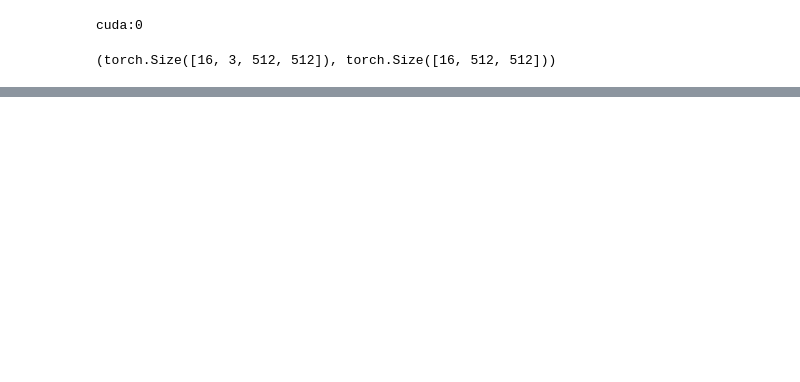
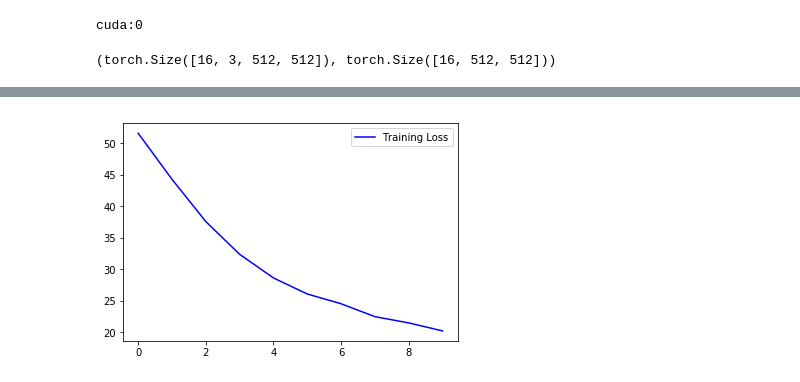
Before and after one commit to soumik12345/Enet, a Jupyter notebook: camvid_exp.ipynb, the cells around one changed output, grey strips where cells are left out. Saved outputs shown, nothing was run; the diff lists cells and outputs as text; code cells hidden in the pictures; blank space fills up the shorter version.

Commit message:
Updated Camvid Training

```diff
--- a/camvid_exp.ipynb
+++ b/camvid_exp.ipynb
@@ -75,0 +95,6 @@ Training Loss: 51.25966811180115
+# %%
+plt.plot(train_loss_history, color = 'b', label = 'Training Loss')
+plt.legend()
+plt.show()
+# %% [output]
+[figure, added]
```
Also changed, not shown: parts of 6 cells of this notebook, 1 other file.
